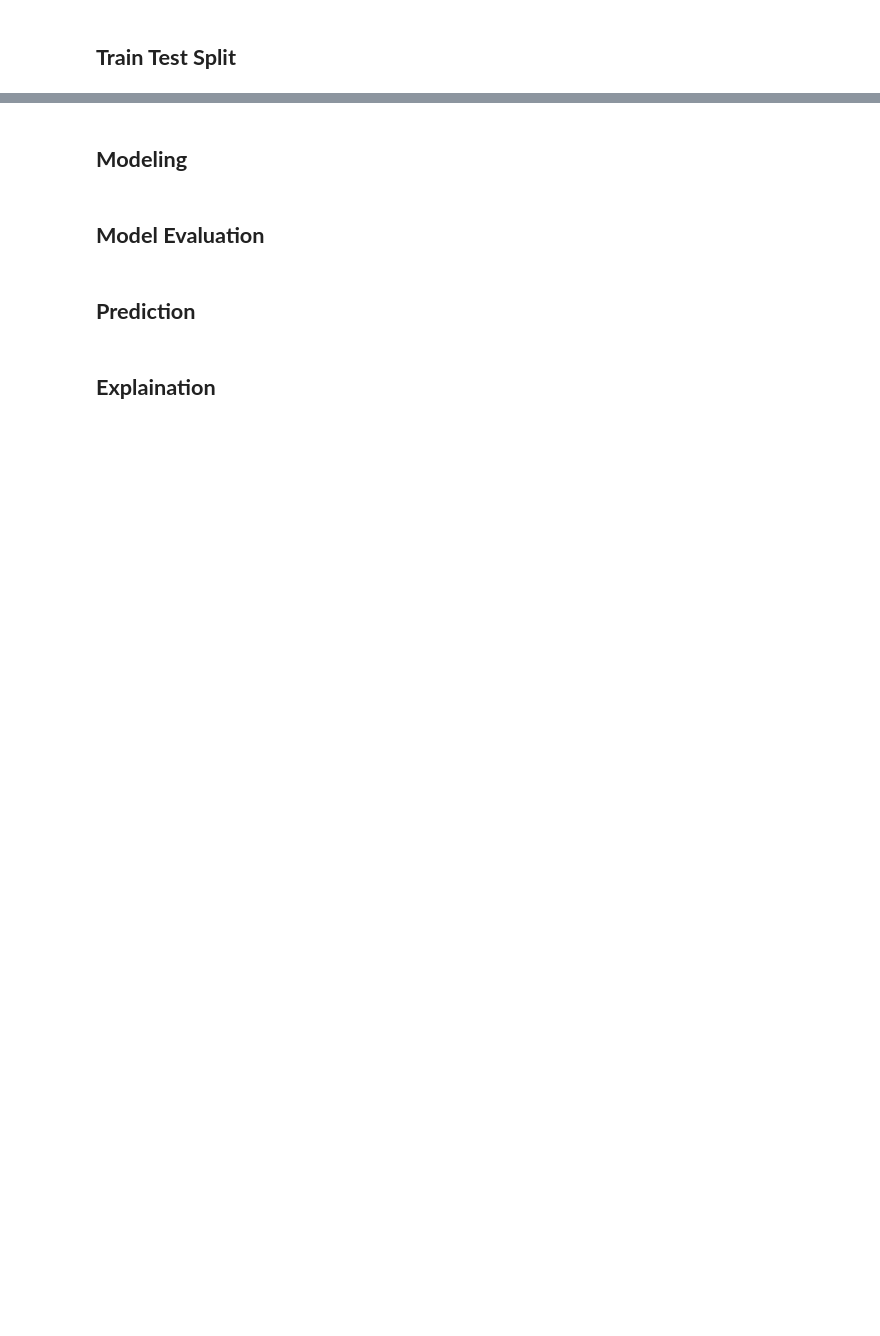
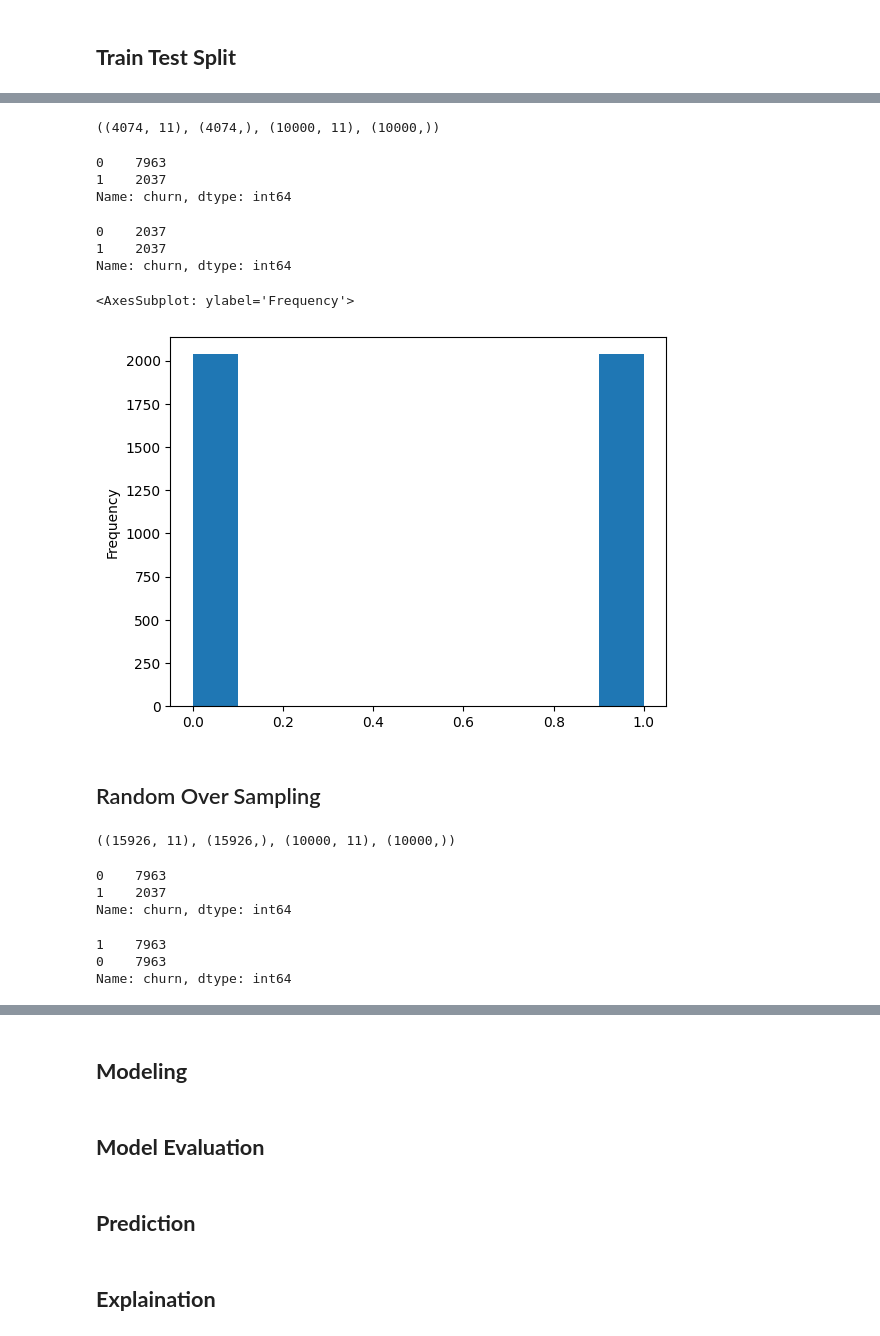
Before and after one commit to candobettercode/codsoft, a Jupyter notebook: churn_prediction/Churn Predicition.ipynb, the cells around one changed output, grey strips where cells are left out. Saved outputs shown, nothing was run; the diff lists cells and outputs as text; code cells hidden in the pictures; blank space fills up the shorter version.

```diff
--- a/churn_prediction/Churn Predicition.ipynb
+++ b/churn_prediction/Churn Predicition.ipynb
@@ -246,0 +422,27 @@ plt.legend(title = 'Type', labels = ['churn','not_churn'])
+# %%
+rus = RandomUnderSampler(random_state=6)
+# %%
+x_rus,y_rus = rus.fit_resample(x,y)
+# %%
+x_rus.shape,y_rus.shape,x.shape,y.shape
+# %% [output]
+((4074, 11), (4074,), (10000, 11), (10000,))
+# %%
+y.value_counts()
+# %% [output]
+0    7963
+1    2037
+Name: churn, dtype: int64
+# %%
+y_rus.value_counts()
+# %% [output]
+0    2037
+1    2037
+Name: churn, dtype: int64
+# %%
+y_rus.plot(kind='hist')
+# %% [output]
+<AxesSubplot: ylabel='Frequency'>
+[figure, added]
+# %% [markdown]
+## Random Over Sampling
@@ -246,0 +455,16 @@ plt.legend(title = 'Type', labels = ['churn','not_churn'])
+# %%
+x_ros.shape, y_ros.shape,x.shape,y.shape
+# %% [output]
+((15926, 11), (15926,), (10000, 11), (10000,))
+# %%
+y.value_counts()
+# %% [output]
+0    7963
+1    2037
+Name: churn, dtype: int64
+# %%
+y_ros.value_counts()
+# %% [output]
+1    7963
+0    7963
+Name: churn, dtype: int64
```
Also changed, not shown: parts of 33 cells of this notebook.
